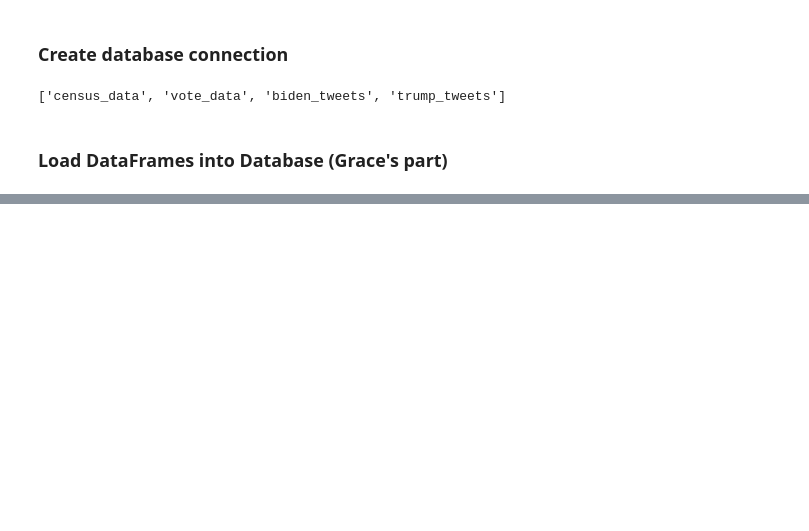
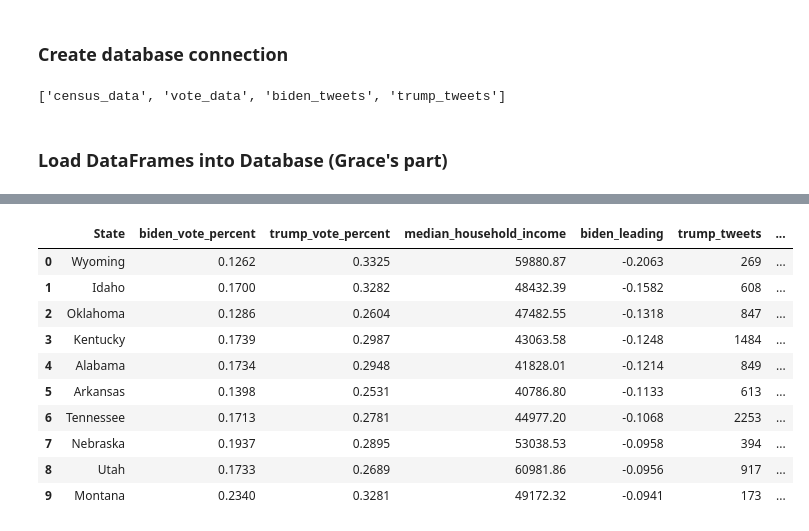
Before and after one commit to tanvi-12/ETL-Project, a Jupyter notebook: ETL.ipynb, the cells around one changed output, grey strips where cells are left out. Drawn from its saved outputs; the diff is of its cells as text; code cells hidden in the pictures; blank space fills up the shorter version.

```diff
--- a/ETL.ipynb
+++ b/ETL.ipynb
@@ -178,0 +619,100 @@ again
+# %%
+query = '''
+    SELECT
+        a."State",
+        ROUND("biden_vote_percent"::numeric, 4) AS biden_vote_percent,
+        ROUND("trump_vote_percent"::numeric, 4) AS trump_vote_percent,
+        ROUND(a."median_household_income"::numeric, 2) AS median_household_income,
+        ROUND(("biden_vote_percent"-"trump_vote_percent")::numeric, 4) AS "biden_leading",
+        b."trump_tweets",
+        b."biden_tweets"
+    FROM (
+        select m."State",
+            ROUND("biden_vote_percent"::numeric, 4) AS biden_vote_percent,
+            ROUND("trump_vote_percent"::numeric, 4) AS trump_vote_percent,
+            ROUND(m."Median_Household_Income"::numeric, 2) AS Median_Household_Income,
+            m."Population",
+            m."Per_Capita_Income",
+            ROUND((-"biden_vote_percent"+"trump_vote_percent")::numeric, 4) AS "trump_leading"
+        from (
+            select
+                "State",
+                "Candidate" AS "biden_candidate",
+                AVG("Median_Household_Income") AS "Median_Household_Income",
+                AVG("Per_Capita_Income") AS "Per_Capita_Income",
+                SUM("Votes") AS "Votes",
+                SUM("Population") AS "Population",
+                (
+                SUM("Votes")/SUM("Population")::float) AS biden_vote_percent
+            from (
+                SELECT
+                    vote_data."State",
+                    vote_data."County",
+                    vote_data."Candidate",
+                    vote_data."Votes",
+                    census_data."Median_Household_Income",
+                    census_data."Population",
+                    census_data."Per_Capita_Income"
+                from vote_data
+                    JOIN census_data
+                    ON census_data."County" = vote_data."County"
+                    AND census_data."State" = vote_data."State"
+            ) a
+            WHERE "Candidate" = 'Joe Biden'
+            GROUP BY "State", "Candidate"
+    ) m
+    JOIN
+        (
+            select
+            "State",
+            "Candidate" AS "trump_candidate",
+            (SUM("Votes")/SUM("Population")::float) AS trump_vote_percent
+        from (
+            SELECT
+                vote_data."State",
+                vote_data."County",
+                vote_data."Candidate",
+                vote_data."Votes",
+                census_data."Median_Household_Income",
+                census_data."Population",
+                census_data."Per_Capita_Income"
+            from vote_data
+                JOIN census_data
+                ON census_data."County" = vote_data."County"
+                AND census_data."State" = vote_data."State"
+        ) a
+        WHERE "Candidate" = 'Donald Trump'
+        GROUP BY "State", "Candidate"
+    ) n
+    ON m."State" = n."State"
+    ) a
+    JOIN (
+        SELECT a."State", "trump_tweets", "biden_tweets" FROM (
+            SELECT "State", COUNT("State") AS "trump_tweets" FROM trump_tweets
+            GROUP BY "State"
+        ) a
+        JOIN (
+            SELECT "State", COUNT("State") AS "biden_tweets" FROM biden_tweets
+            GROUP BY "State"
+        ) b
+        ON a."State" = b."State"
+    ) b
+    ON a."State" = b."State"
+    ORDER BY "trump_leading" DESC
+    LIMIT 10
+'''
+
+results = pd.read_sql(query, engine)
+results
+# %% [output]
+|  | State | biden_vote_percent | trump_vote_percent | median_household_income | biden_leading | trump_tweets | ... |
+| 0 | Wyoming | 0.1262 | 0.3325 | 59880.87 | -0.2063 | 269 | ... |
+| 1 | Idaho | 0.1700 | 0.3282 | 48432.39 | -0.1582 | 608 | ... |
+| 2 | Oklahoma | 0.1286 | 0.2604 | 47482.55 | -0.1318 | 847 | ... |
+| 3 | Kentucky | 0.1739 | 0.2987 | 43063.58 | -0.1248 | 1484 | ... |
+| 4 | Alabama | 0.1734 | 0.2948 | 41828.01 | -0.1214 | 849 | ... |
+| 5 | Arkansas | 0.1398 | 0.2531 | 40786.80 | -0.1133 | 613 | ... |
+| 6 | Tennessee | 0.1713 | 0.2781 | 44977.20 | -0.1068 | 2253 | ... |
+| 7 | Nebraska | 0.1937 | 0.2895 | 53038.53 | -0.0958 | 394 | ... |
+| 8 | Utah | 0.1733 | 0.2689 | 60981.86 | -0.0956 | 917 | ... |
+| 9 | Montana | 0.2340 | 0.3281 | 49172.32 | -0.0941 | 173 | ... |
```
Also changed, not shown: parts of 26 cells of this notebook, 3 other files.
